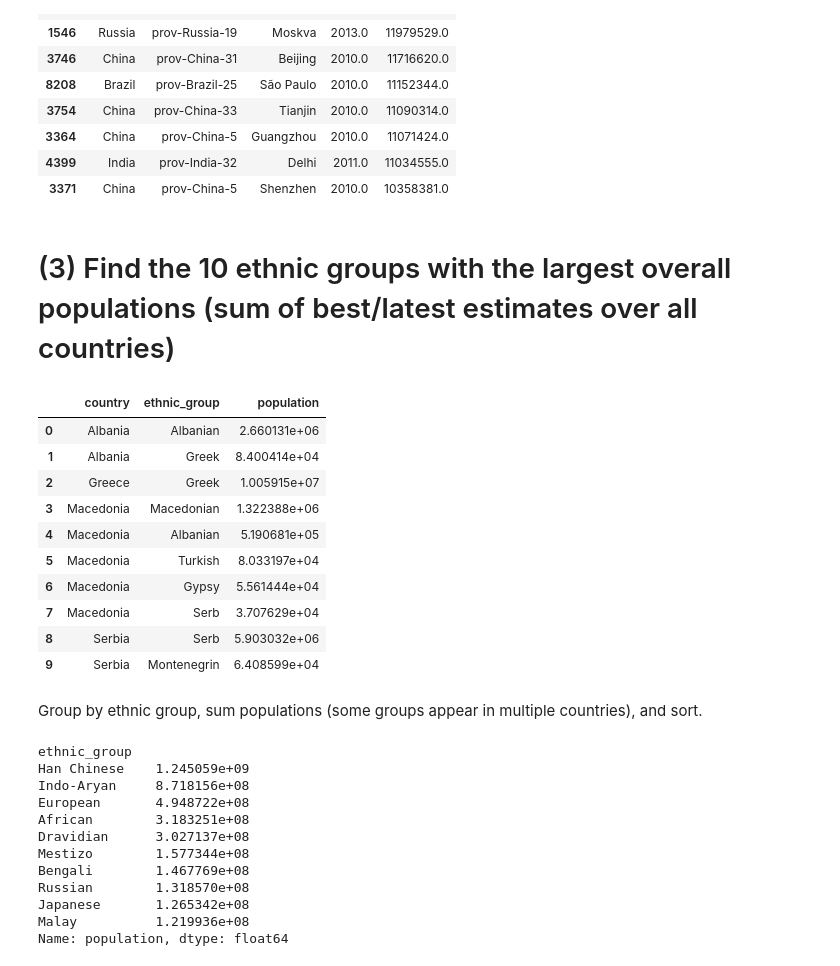
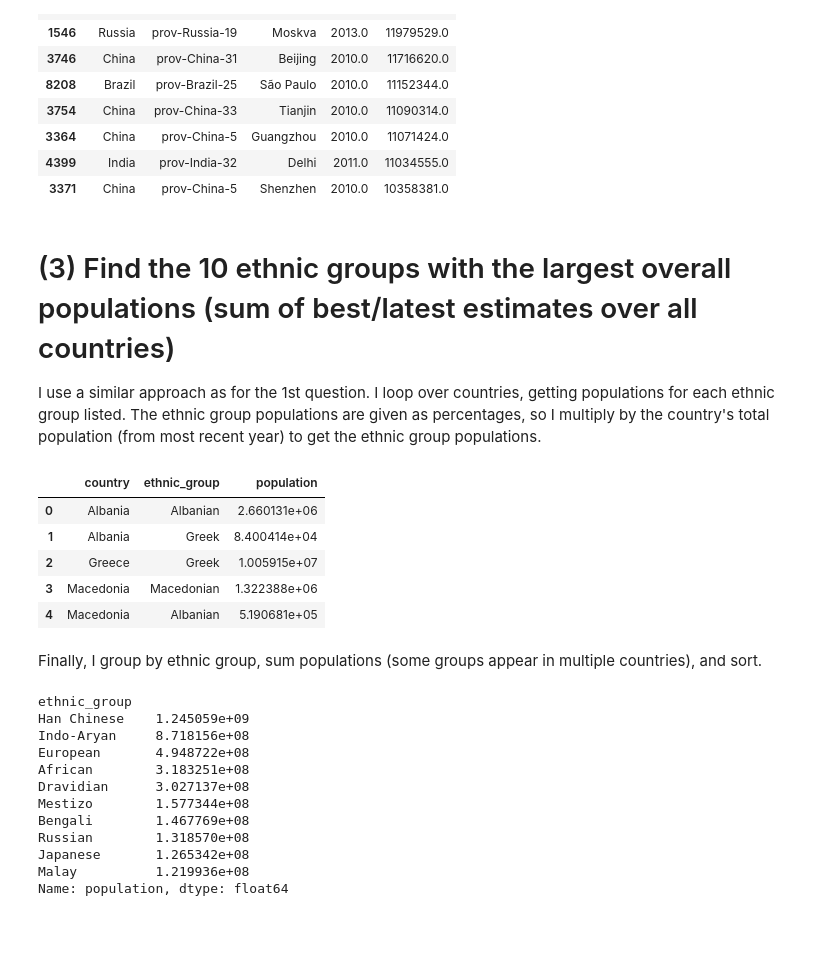
Before and after one commit to andypicke/Springboard_DataScience, a Jupyter notebook: data_wrangling_xml/sliderule_dsi_xml_exercise-Solutions-AP.ipynb, the cells around one changed output. Saved outputs shown, nothing was run; the diff lists cells and outputs as text; code cells hidden in the pictures; blank space fills up the shorter version.

```diff
--- a/data_wrangling_xml/sliderule_dsi_xml_exercise-Solutions-AP.ipynb
+++ b/data_wrangling_xml/sliderule_dsi_xml_exercise-Solutions-AP.ipynb
@@ -230,46 +208,43 @@ pop_latest.sort_values('population',ascending=False).head(10)
 | 3371 | China | prov-China-5 | Shenzhen | 2010.0 | 10358381.0 |
 # %% [markdown]
 # (3) Find the 10 ethnic groups with the largest overall populations (sum of best/latest estimates over all countries)
+I use a similar approach as for the 1st question. I loop over countries, getting populations for each ethnic group listed. The ethnic group populations are given as percentages, so I multiply by the country's total population (from most recent year) to get the ethnic group populations.
 # %%
 
 eth_list = []
 
 for country in tree.findall('country'):
     #print('\n')
     this_country = country.find('name').text
     #print('country: ' + this_country)
 
     # find the population from the most recent year
     latest_year = 0
-    the_pop=[]
+    the_pop = []
     for popel in country.findall('population'):
+        # use most recent year for population
         if int(popel.attrib['year'])>latest_year:
             th_year=popel.attrib['year']
             the_pop=popel.text
     #print('latest year for pop is ' + th_year)
     #print('total pop for ' + th_year + ' is ' + the_pop)
 
     for eth in country.getiterator('ethnicgroup'):
         #print('ethnic group: ' + eth.text)
         #print(eth.attrib)
         eth_list.append([this_country, eth.text, float(eth.attrib['percentage'])*float(the_pop)/100 ])
 
 eth_df = pd.DataFrame.from_records(eth_list,columns=['country','ethnic_group','population'])
-eth_df.head(10)
+eth_df.head()
 # %% [output]
 |  | country | ethnic_group | population |
 | 0 | Albania | Albanian | 2.660131e+06 |
 | 1 | Albania | Greek | 8.400414e+04 |
 | 2 | Greece | Greek | 1.005915e+07 |
 | 3 | Macedonia | Macedonian | 1.322388e+06 |
 | 4 | Macedonia | Albanian | 5.190681e+05 |
-| 5 | Macedonia | Turkish | 8.033197e+04 |
-| 6 | Macedonia | Gypsy | 5.561444e+04 |
-| 7 | Macedonia | Serb | 3.707629e+04 |
-| 8 | Serbia | Serb | 5.903032e+06 |
-| 9 | Serbia | Montenegrin | 6.408599e+04 |
 # %% [markdown]
-Group by ethnic group, sum populations (some groups appear in multiple countries), and sort.
+Finally, I group by ethnic group, sum populations (some groups appear in multiple countries), and sort.
 # %%
 eth_df.groupby('ethnic_group').population.sum().sort_values(ascending=False).head(10)
 # %% [output]
```
Also changed, not shown: parts of 15 cells of this notebook.
